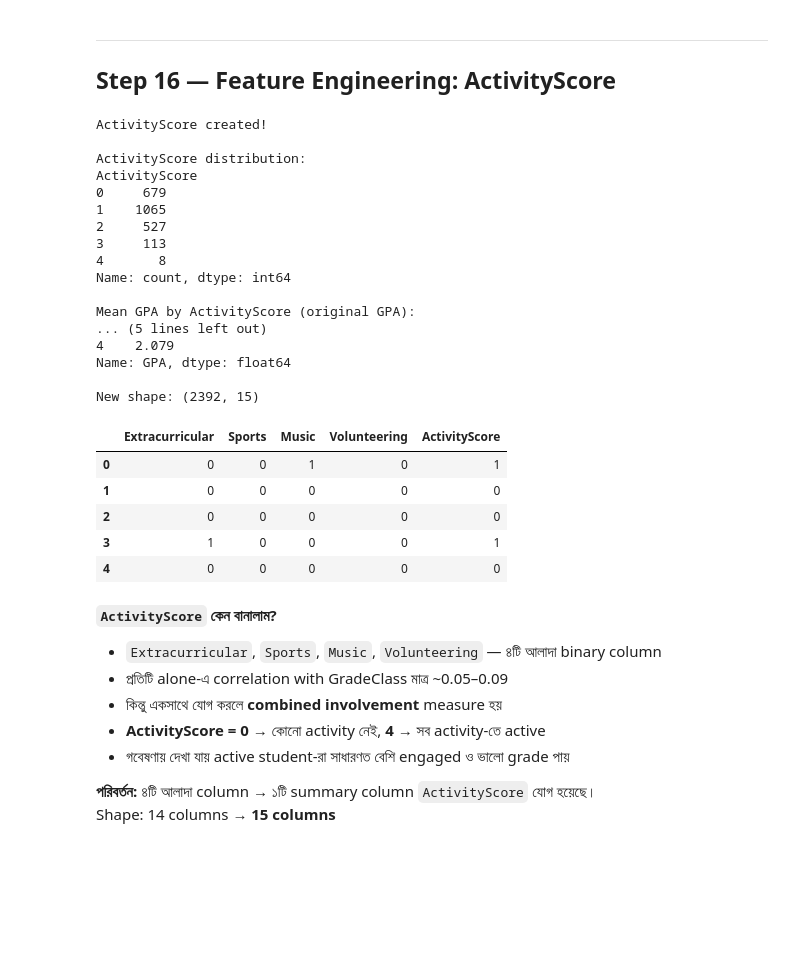
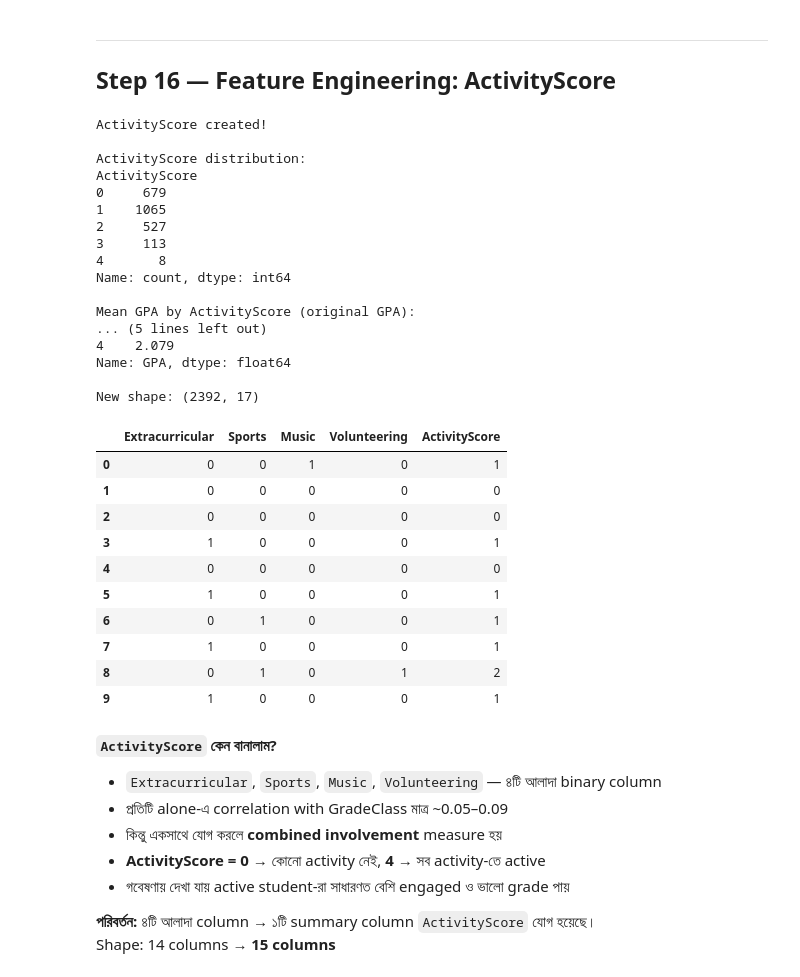
Before and after one commit to MZahidKamal/AI_ML_Expert_with_Phitron_Batch_01, a Jupyter notebook: 02. Machine Learning/Week 02 - Getting Started with Machine Learning/Module 07.5 - Practice Day/02. Student_Performance_EDA (Student Performance).ipynb, the cells around one changed output. Cells and saved outputs as stored; diff of their text form; code cells hidden in the pictures; blank space fills up the shorter version.

```diff
--- a/02. Machine Learning/Week 02 - Getting Started with Machine Learning/Module 07.5 - Practice Day/02. Student_Performance_EDA (Student Performance).ipynb
+++ b/02. Machine Learning/Week 02 - Getting Started with Machine Learning/Module 07.5 - Practice Day/02. Student_Performance_EDA (Student Performance).ipynb
@@ -531,8 +536,7 @@ axes = axes.flatten()
 
 # Here we've drawn a boxplot per grade class for each numeric feature
 for i, col in enumerate(num_cols):
-    data_by_grade = [df[df['GradeClass'] == g][col].values
-                     for g in sorted(df['GradeClass'].unique())]
+    data_by_grade = [df[df['GradeClass'] == g][col].values for g in sorted(df['GradeClass'].unique())]
 
     bp = axes[i].boxplot(
         data_by_grade,
@@ -1103,35 +1111,40 @@ print()
 # Here we've checked GPA per ActivityScore level (unscaled original data for reference)
 orig_gpa = df.groupby(df_processed['ActivityScore'])['GPA'].mean().round(3)
 print("Mean GPA by ActivityScore (original GPA):")
 print(orig_gpa)
 print()
 print(f"New shape: {df_processed.shape}")
 print()
-df_processed[['Extracurricular','Sports','Music','Volunteering','ActivityScore']].head(5)
+df_processed[['Extracurricular','Sports','Music','Volunteering','ActivityScore']].head(10)
 # %% [output]
 ActivityScore created!
 
 ActivityScore distribution:
 ActivityScore
 0     679
 1    1065
 2     527
 3     113
 4       8
 Name: count, dtype: int64
 
 Mean GPA by ActivityScore (original GPA):
 ... (5 lines left out)
 4    2.079
 Name: GPA, dtype: float64
 
-New shape: (2392, 15)
+New shape: (2392, 17)
 |  | Extracurricular | Sports | Music | Volunteering | ActivityScore |
 | 0 | 0 | 0 | 1 | 0 | 1 |
 | 1 | 0 | 0 | 0 | 0 | 0 |
 | 2 | 0 | 0 | 0 | 0 | 0 |
 | 3 | 1 | 0 | 0 | 0 | 1 |
 | 4 | 0 | 0 | 0 | 0 | 0 |
+| 5 | 1 | 0 | 0 | 0 | 1 |
+| 6 | 0 | 1 | 0 | 0 | 1 |
+| 7 | 1 | 0 | 0 | 0 | 1 |
+| 8 | 0 | 1 | 0 | 1 | 2 |
+| 9 | 1 | 0 | 0 | 0 | 1 |
 # %% [markdown]
 **`ActivityScore` কেন বানালাম?**
 - `Extracurricular`, `Sports`, `Music`, `Volunteering` — ৪টি আলাদা binary column
```
Also changed, not shown: parts of 12 cells of this notebook, 1 other file.
